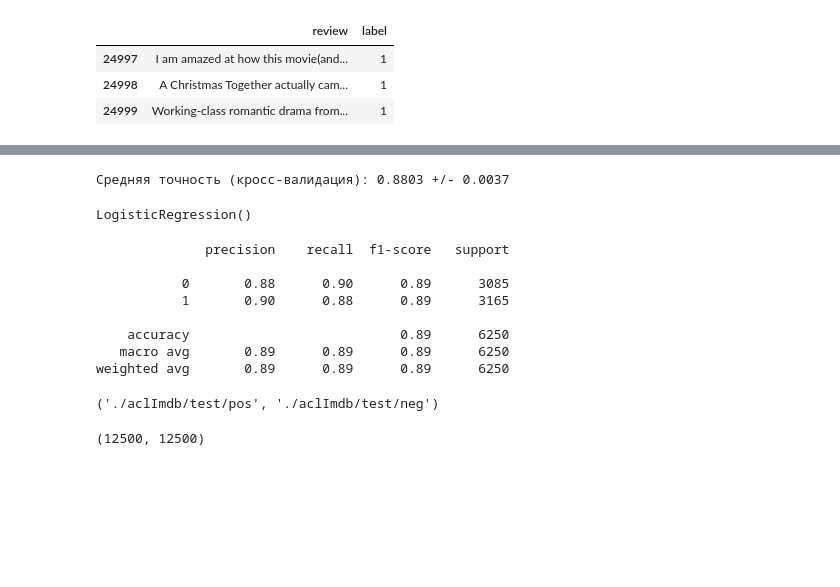
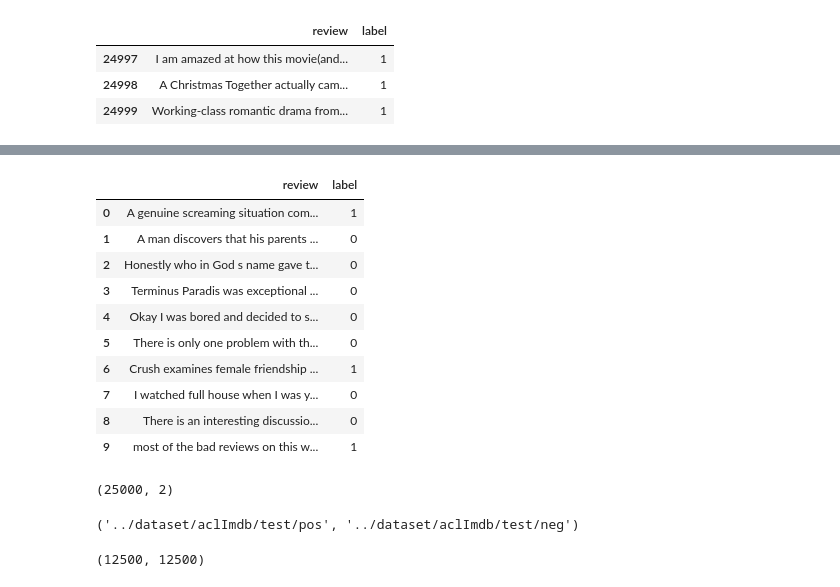
Before and after one commit to DmytryPan/CaseLabChallenge, a Jupyter notebook: Scripts/ClassificationIMDb.ipynb, the cells around one changed output, grey strips where cells are left out. Saved outputs shown, nothing was run; the diff lists cells and outputs as text; code cells hidden in the pictures; blank space fills up the shorter version.

```diff
--- a/Scripts/ClassificationIMDb.ipynb
+++ b/Scripts/ClassificationIMDb.ipynb
@@ -176,8 +184,0 @@ feature_names = tfidf.get_feature_names_out()
-# %%
-lr = LogisticRegression()
-cv_scores = cross_val_score(lr, X_train_tfidf, Y_train, cv=5)
-print(f"Средняя точность (кросс-валидация): {cv_scores.mean():.4f} +/- {cv_scores.std():.4f}")
-lr.fit(X_train_tfidf, Y_train)
-# %% [output]
-Средняя точность (кросс-валидация): 0.8803 +/- 0.0037
-LogisticRegression()
@@ -186,11 +185,18 @@ y_pred_train = lr.predict(X_test_tfidf)
-# %%
-print(classification_report(y_pred_train, Y_test))
-# %% [output]
-              precision    recall  f1-score   support
-
-           0       0.88      0.90      0.89      3085
-           1       0.90      0.88      0.89      3165
-
-    accuracy                           0.89      6250
-   macro avg       0.89      0.89      0.89      6250
-weighted avg       0.89      0.89      0.89      6250
+# %%
+df_train.head(10)
+# %% [output]
+|  | review | label |
+| 0 | A genuine screaming situation com... | 1 |
+| 1 | A man discovers that his parents ... | 0 |
+| 2 | Honestly who in God s name gave t... | 0 |
+| 3 | Terminus Paradis was exceptional ... | 0 |
+| 4 | Okay I was bored and decided to s... | 0 |
+| 5 | There is only one problem with th... | 0 |
+| 6 | Crush examines female friendship ... | 1 |
+| 7 | I watched full house when I was y... | 0 |
+| 8 | There is an interesting discussio... | 0 |
+| 9 | most of the bad reviews on this w... | 1 |
+# %%
+df_train.shape
+# %% [output]
+(25000, 2)
@@ -197,7 +206,7 @@ weighted avg       0.89      0.89      0.89      6250
 # %%
-test_pos_path = './aclImdb/test/pos'
-test_neg_path = './aclImdb/test/neg'
+test_pos_path = '../dataset/aclImdb/test/pos'
+test_neg_path = '../dataset/aclImdb/test/neg'
 test_pos_path, test_neg_path
 # %% [output]
-('./aclImdb/test/pos', './aclImdb/test/neg')
+('../dataset/aclImdb/test/pos', '../dataset/aclImdb/test/neg')
 # %%
```
Also changed, not shown: parts of 34 cells of this notebook.
